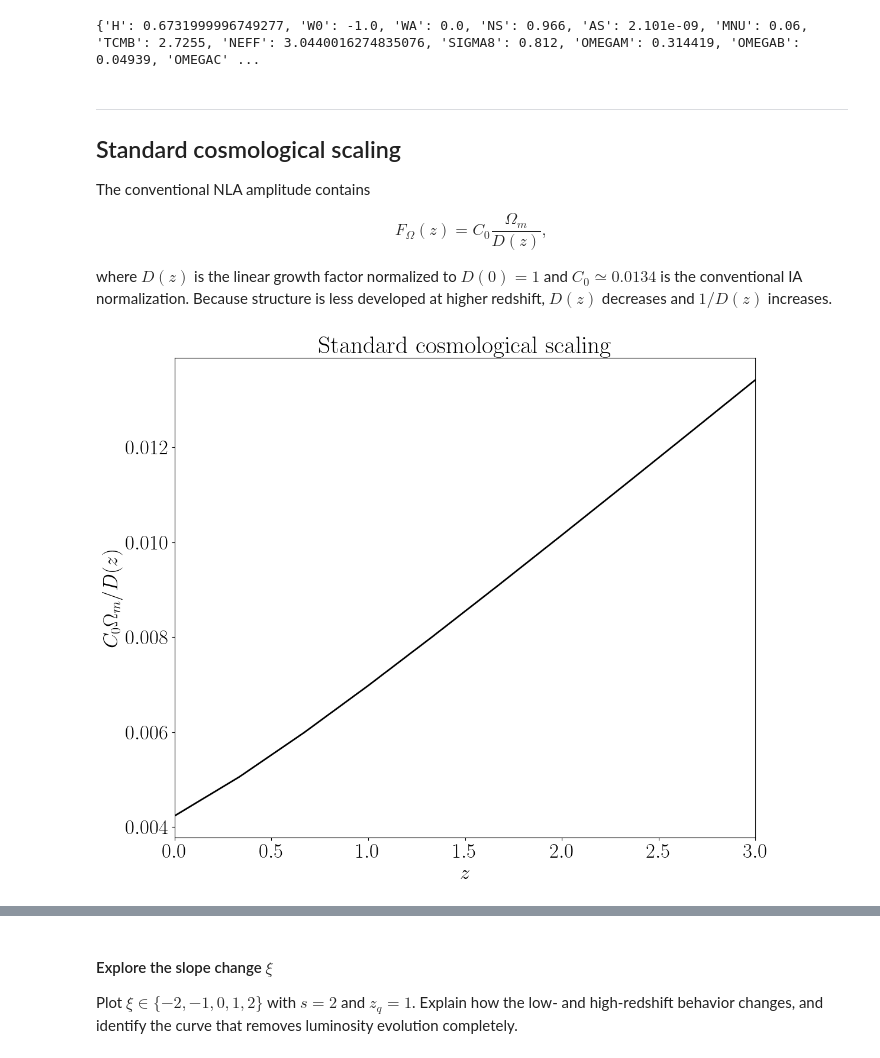
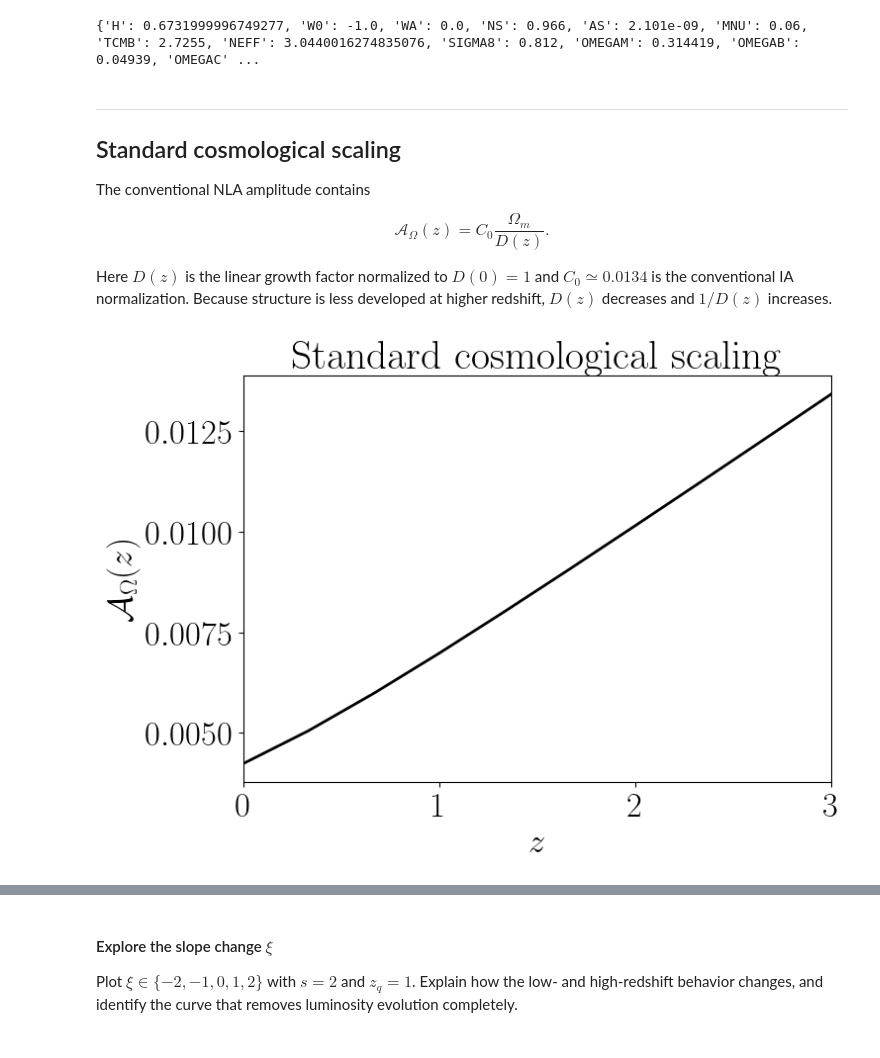
Before and after one commit to CosmoCloudZhang/IAFlowCloud, a Jupyter notebook: Code/NLA.ipynb, the cells around one changed output, grey strips where cells are left out. Saved outputs shown, nothing was run; the diff lists cells and outputs as text; code cells hidden in the pictures.

Commit message:
Implementation of Alignment module, and define new notebooks for power spectra visualisation and random sampling.

```diff
--- a/Code/NLA.ipynb
+++ b/Code/NLA.ipynb
@@ -194,63 +260,39 @@ The conventional NLA amplitude contains
 
 $$
 \boxed{
-F_\Omega(z)=C_0\frac{\Omega_m}{D(z)},
+\mathcal A_\Omega(z)
+=
+C_0\frac{\Omega_m}{D(z)}.
 }
 $$
 
-where $D(z)$ is the linear growth factor normalized to $D(0)=1$ and
+Here $D(z)$ is the linear growth factor normalized to $D(0)=1$ and
 $C_0\simeq0.0134$ is the conventional IA normalization. Because structure is less
 developed at higher redshift, $D(z)$ decreases and $1/D(z)$ increases.
-# %%
-C0 = 0.0134
-
-
-def cosmological_factor(cosmo, z, constant=C0):
-    """
-    Calculate the standard NLA cosmological factor.
-
-    Arguments:
-        cosmo (pyccl.Cosmology):
-            Cosmology used to evaluate the linear growth factor and Omega_m.
-        z (float, list, tuple, or numpy.ndarray):
-            Redshift value or array. Every value must be greater than -1.
-        constant (float or int):
-            Conventional IA normalization. The default is C0 = 0.0134.
-
-    Returns:
-        factor (numpy.float64 or numpy.ndarray):
-            The quantity constant * Omega_m / D(z), with the same shape as z.
-    """
-    z_array = numpy.asarray(z, dtype=float)
-
-    if numpy.any(z_array <= -1.0):
-        raise ValueError("All redshifts must satisfy z > -1.")
-
-    a_array = 1.0 / (1.0 + z_array)
-    growth = pyccl.growth_factor(cosmo, a_array)
-    return constant * cosmo["Omega_m"] / growth
-
-
-cosmological_factor_grid = cosmological_factor(cosmology, z_grid)
 # %%
-figure, plot = pyplot.subplots(figsize=(12, 10))
+cosmological_factor_grid = cosmological_factor(
+    cosmology,
+    z_grid,
+)
+
+figure, plot = pyplot.subplots(figsize=(8, 6))
 
 plot.plot(
     z_grid,
     cosmological_factor_grid,
     color="black",
     linewidth=2,
 )
 
 plot.set_xlim(z1, z2)
 plot.set_xlabel(r"$z$")
-plot.set_ylabel(r"$C_0\Omega_m/D(z)$")
+plot.set_ylabel(r"$\mathcal A_\Omega(z)$")
 plot.set_title("Standard cosmological scaling")
 
 figure.tight_layout()
 pyplot.show()
 # %% [output]
-[figure, old version]
+[figure, new version]
 # %% [markdown]
 ---
 
```
Also changed, not shown: parts of 37 cells of this notebook, 4 other files.
